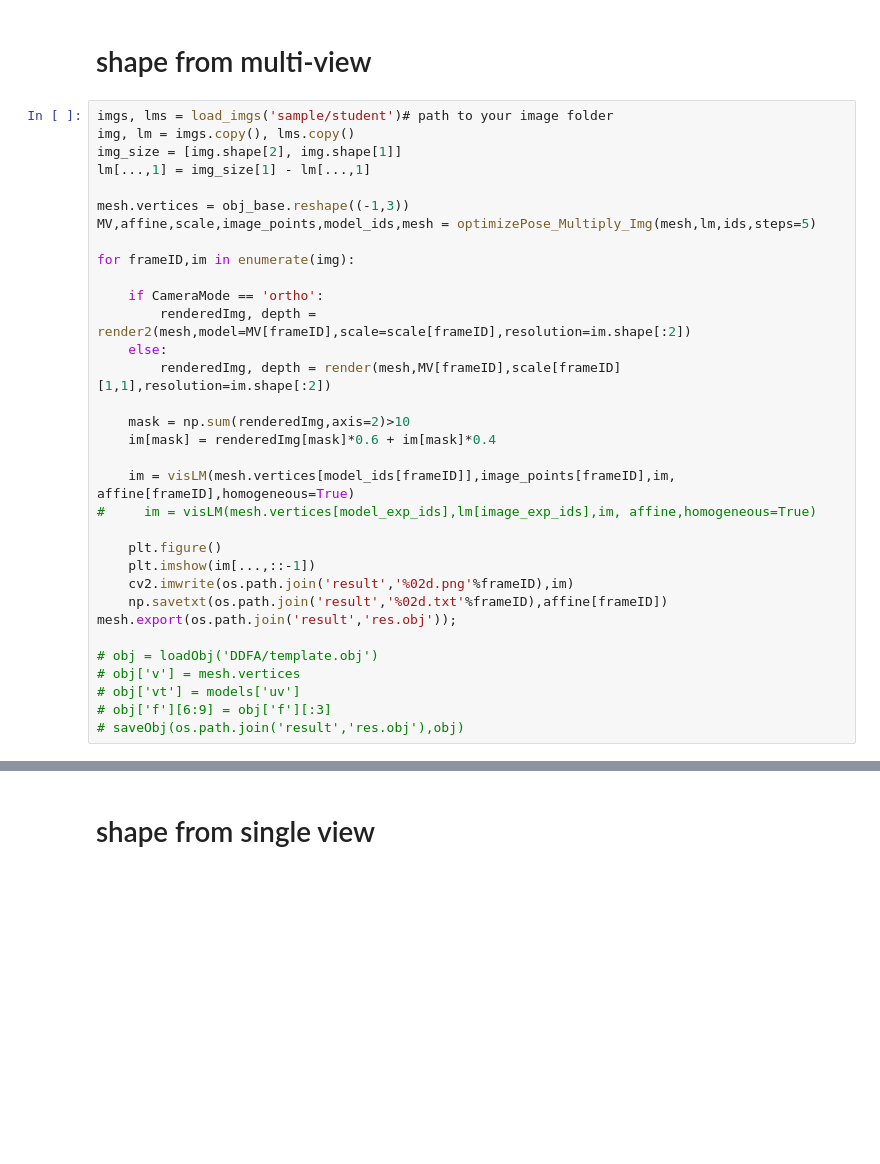
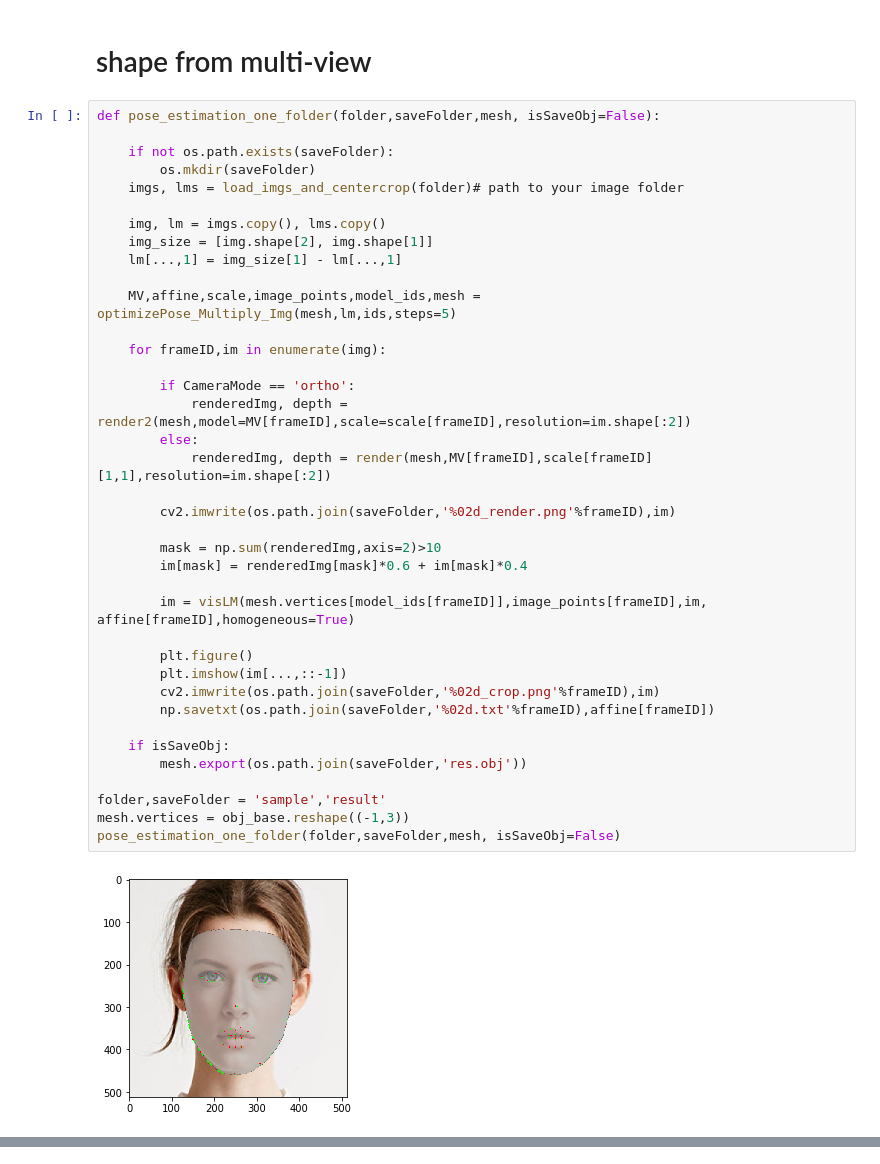
Before and after one commit to apchenstu/3D-Face, a Jupyter notebook: face-estimation.ipynb, the cells around one changed output, grey strips where cells are left out. Cells and saved outputs as stored; diff of their text form; blank space fills up the shorter version.

Commit message:
add sample

```diff
--- a/face-estimation.ipynb
+++ b/face-estimation.ipynb
@@ -690,35 +734,42 @@ models['w_exp'],models['w_shp'], obj_base = models['w_exp']/scale,models['w_shp'
 # %% [markdown]
 # shape from multi-view
 # %%
-imgs, lms = load_imgs('sample/student')# path to your image folder
-img, lm = imgs.copy(), lms.copy()
-img_size = [img.shape[2], img.shape[1]]
-lm[...,1] = img_size[1] - lm[...,1]
+def pose_estimation_one_folder(folder,saveFolder,mesh, isSaveObj=False):
 
+    if not os.path.exists(saveFolder):
+        os.mkdir(saveFolder)
+    imgs, lms = load_imgs_and_centercrop(folder)# path to your image folder
+
+    img, lm = imgs.copy(), lms.copy()
+    img_size = [img.shape[2], img.shape[1]]
+    lm[...,1] = img_size[1] - lm[...,1]
+
+    MV,affine,scale,image_points,model_ids,mesh = optimizePose_Multiply_Img(mesh,lm,ids,steps=5)
+
+    for frameID,im in enumerate(img):
+
+        if CameraMode == 'ortho':
+            renderedImg, depth = render2(mesh,model=MV[frameID],scale=scale[frameID],resolution=im.shape[:2])
+        else:
+            renderedImg, depth = render(mesh,MV[frameID],scale[frameID][1,1],resolution=im.shape[:2])
+
+        cv2.imwrite(os.path.join(saveFolder,'%02d_render.png'%frameID),im)
+
+        mask = np.sum(renderedImg,axis=2)>10
+        im[mask] = renderedImg[mask]*0.6 + im[mask]*0.4
+
+        im = visLM(mesh.vertices[model_ids[frameID]],image_points[frameID],im, affine[frameID],homogeneous=True)
+
+        plt.figure()
+        plt.imshow(im[...,::-1])
+        cv2.imwrite(os.path.join(saveFolder,'%02d_crop.png'%frameID),im)
+        np.savetxt(os.path.join(saveFolder,'%02d.txt'%frameID),affine[frameID])
+
+    if isSaveObj:
+        mesh.export(os.path.join(saveFolder,'res.obj'))
+
+folder,saveFolder = 'sample','result'
 mesh.vertices = obj_base.reshape((-1,3))
-MV,affine,scale,image_points,model_ids,mesh = optimizePose_Multiply_Img(mesh,lm,ids,steps=5)
-
-for frameID,im in enumerate(img):
-
-    if CameraMode == 'ortho':
-        renderedImg, depth = render2(mesh,model=MV[frameID],scale=scale[frameID],resolution=im.shape[:2])
-    else:
-        renderedImg, depth = render(mesh,MV[frameID],scale[frameID][1,1],resolution=im.shape[:2])
-
-    mask = np.sum(renderedImg,axis=2)>10
-    im[mask] = renderedImg[mask]*0.6 + im[mask]*0.4
-
-    im = visLM(mesh.vertices[model_ids[frameID]],image_points[frameID],im, affine[frameID],homogeneous=True)
-#     im = visLM(mesh.vertices[model_exp_ids],lm[image_exp_ids],im, affine,homogeneous=True)
-
-    plt.figure()
-    plt.imshow(im[...,::-1])
-    cv2.imwrite(os.path.join('result','%02d.png'%frameID),im)
-    np.savetxt(os.path.join('result','%02d.txt'%frameID),affine[frameID])
-mesh.export(os.path.join('result','res.obj'));
-
-# obj = loadObj('DDFA/template.obj')
-# obj['v'] = mesh.vertices
-# obj['vt'] = models['uv']
-# obj['f'][6:9] = obj['f'][:3]
-# saveObj(os.path.join('result','res.obj'),obj)
+pose_estimation_one_folder(folder,saveFolder,mesh, isSaveObj=False)
+# %% [output]
+[figure, added]
@@ -725,2 +778,0 @@ mesh.export(os.path.join('result','res.obj'));
-# %% [markdown]
-# shape from single view
```
Also changed, not shown: parts of 8 cells of this notebook, 5 other files.
